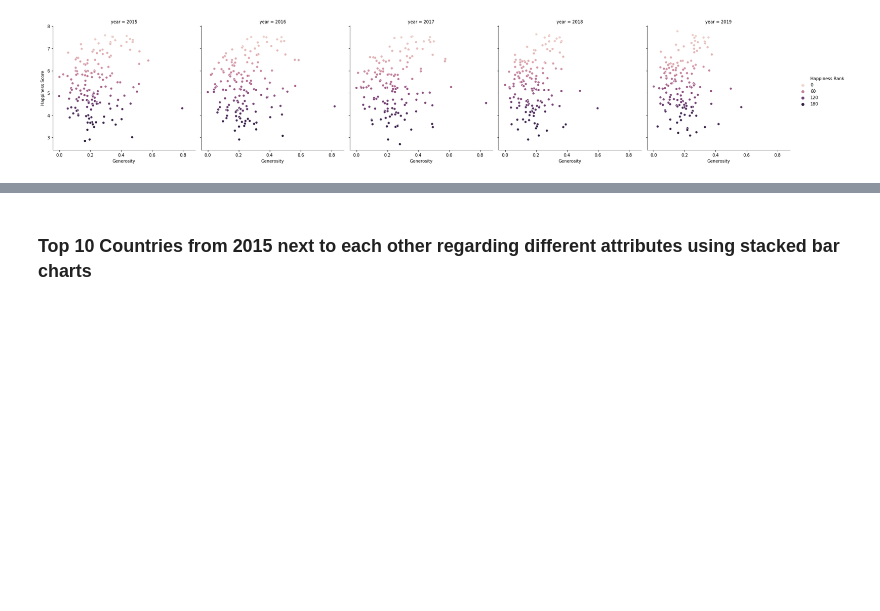
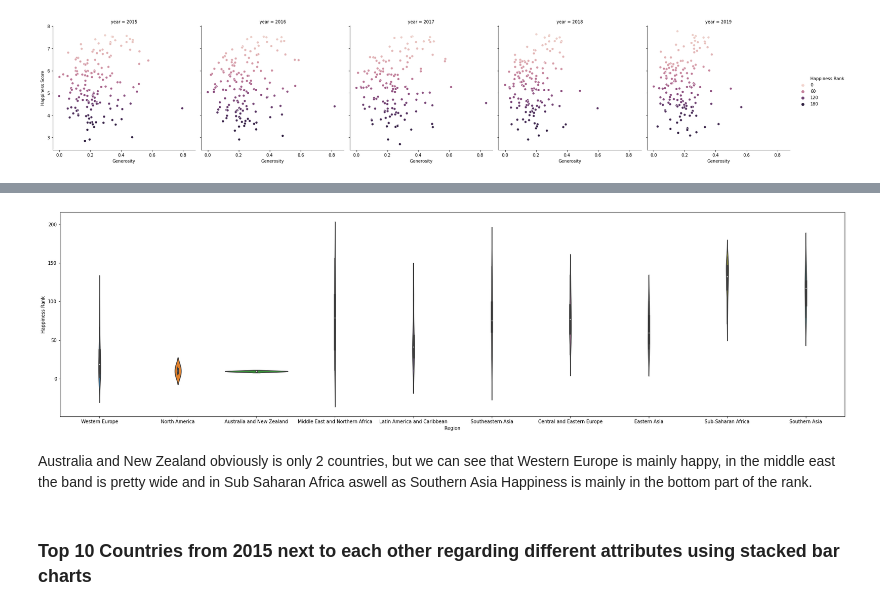
Before and after one commit to RomanSutter/TSM_InfVis, a Jupyter notebook: Datensatz/World Happiness Index.ipynb, the cells around one changed output, grey strips where cells are left out. Cells and saved outputs as stored; diff of their text form; code cells hidden in the pictures; blank space fills up the shorter version.

```diff
--- a/Datensatz/World Happiness Index.ipynb
+++ b/Datensatz/World Happiness Index.ipynb
@@ -137,3 +146,14 @@ sns.relplot(data=df_all, x="Generosity", y="Happiness Score", hue="Happiness Ran
+# %%
+fig = plt.gcf()
+fig.set_size_inches(30, 8)
+
+sns.violinplot(x="Region", y="Happiness Rank", data=df2015)
+
+plt.show()
+# %% [output]
+[figure, added]
+# %% [markdown]
+Australia and New Zealand obviously is only 2 countries, but we can see that Western Europe is mainly happy, in the middle east the band is pretty wide and in Sub Saharan Africa aswell as Southern Asia Happiness is mainly in the bottom part of the rank.
 # %% [markdown]
 ### Top 10 Countries from 2015 next to each other regarding different attributes using stacked bar charts
 # %%
```
Also changed, not shown: parts of 16 cells of this notebook.
